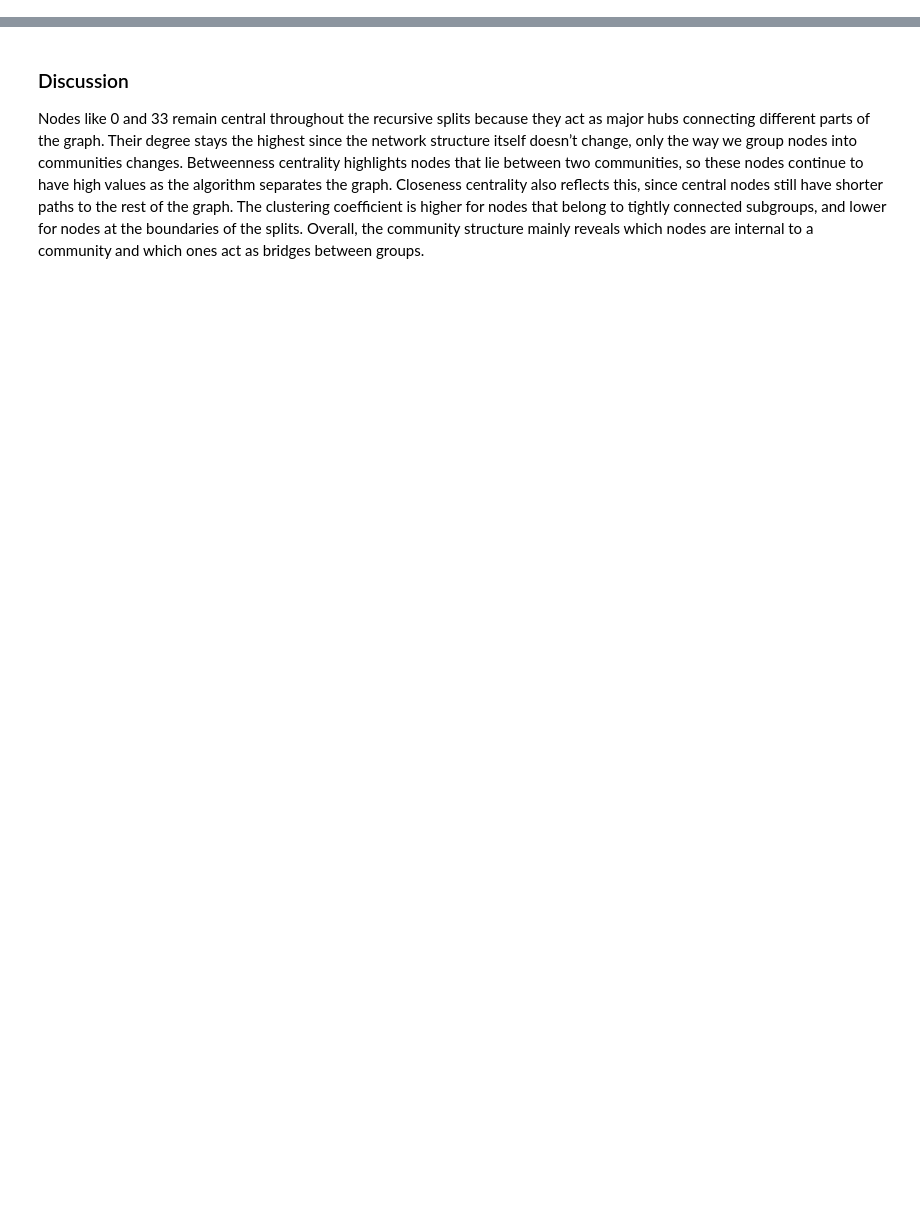
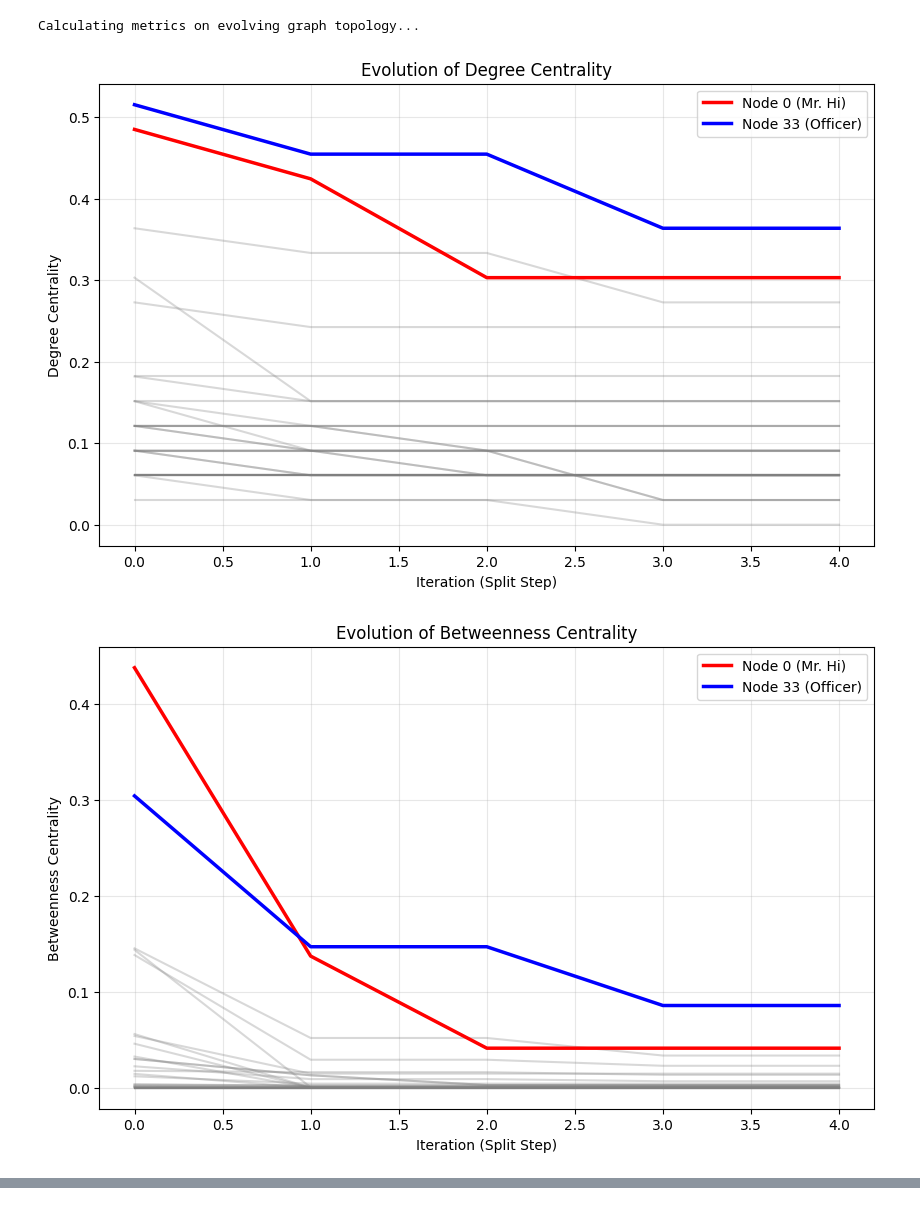
Before and after one commit to emylin24090/DSC-assignment, a Jupyter notebook: DSC212_Modularity_Emylin_IMS24090.ipynb, the cells around one changed output, grey strips where cells are left out. Saved outputs shown, nothing was run; the diff lists cells and outputs as text; code cells hidden in the pictures; blank space fills up the shorter version.

```diff
--- a/DSC212_Modularity_Emylin_IMS24090.ipynb
+++ b/DSC212_Modularity_Emylin_IMS24090.ipynb
@@ -106,23 +193,58 @@ for it, part in enumerate(parts):
 # %%
 metric_hist = defaultdict(list)
-iters = list(range(len(parts)))
+iterations = list(range(len(history_of_partitions)))
 
-for it in iters:
-    deg = nx.degree_centrality(G)
-    bet = nx.betweenness_centrality(G)
-    clo = nx.closeness_centrality(G)
-    clu = nx.clustering(G)
+print("Calculating metrics on evolving graph topology...")
+
+for partition in history_of_partitions:
+    # Create a temporary graph that respects the current community splits
+    # We only include edges that exist WITHIN a community.
+    G_temp = nx.Graph()
+    G_temp.add_nodes_from(G.nodes())
+
+    for community in partition:
+        # Subgraph includes only internal edges of the community
+        sub = G.subgraph(community)
+        G_temp.add_edges_from(sub.edges())
+
+    # Calculate metrics on this "fractured" graph
+    deg = nx.degree_centrality(G_temp)
+    bet = nx.betweenness_centrality(G_temp)
+    clo = nx.closeness_centrality(G_temp)
+    clu = nx.clustering(G_temp)
+
+    # Store data for every node
     for n in G.nodes():
         metric_hist[("deg", n)].append(deg[n])
         metric_hist[("bet", n)].append(bet[n])
         metric_hist[("clo", n)].append(clo[n])
         metric_hist[("clu", n)].append(clu[n])
 
-for key in ["deg", "bet", "clo", "clu"]:
-    plt.figure(figsize=(10,6))
+# --- PLOTTING ---
+metrics_to_plot = ["deg", "bet", "clo", "clu"]
+metric_names = ["Degree Centrality", "Betweenness Centrality", "Closeness Centrality", "Clustering Coeff"]
+
+for key, name in zip(metrics_to_plot, metric_names):
+    plt.figure(figsize=(10, 6))
+
+    # Plot faint lines for all nodes to show general trend
     for n in G.nodes():
-        plt.plot(iters, metric_hist[(key, n)])
-    plt.xlabel("Iteration")
-    plt.ylabel(key)
+        plt.plot(iterations, metric_hist[(key, n)], color='grey', alpha=0.3)
+
+    # Highlight key nodes:
+    # Node 0 (Mr. Hi, Instructor) and Node 33 (Officer, President)
+    plt.plot(iterations, metric_hist[(key, 0)], color='red', linewidth=2.5, label='Node 0 (Mr. Hi)')
+    plt.plot(iterations, metric_hist[(key, 33)], color='blue', linewidth=2.5, label='Node 33 (Officer)')
+
+    plt.xlabel("Iteration (Split Step)")
+    plt.ylabel(name)
+    plt.title(f"Evolution of {name}")
+    plt.legend()
+    plt.grid(True, alpha=0.3)
+
     plt.savefig(f"{key}_evol.png")
-    plt.close()
+    plt.show()
+# %% [output]
+Calculating metrics on evolving graph topology...
+[figure, added]
+[figure, added]
@@ -137,3 +252,0 @@ with open("metrics_evolution_summary.csv", "w", newline="") as f:
-# %% [markdown]
-### Discussion
-Nodes like 0 and 33 remain central throughout the recursive splits because they act as major hubs connecting different parts of the graph. Their degree stays the highest since the network structure itself doesn’t change, only the way we group nodes into communities changes. Betweenness centrality highlights nodes that lie between two communities, so these nodes continue to have high values as the algorithm separates the graph. Closeness centrality also reflects this, since central nodes still have shorter paths to the rest of the graph. The clustering coefficient is higher for nodes that belong to tightly connected subgroups, and lower for nodes at the boundaries of the splits. Overall, the community structure mainly reveals which nodes are internal to a community and which ones act as bridges between groups.
```
Also changed, not shown: parts of 17 cells of this notebook.
